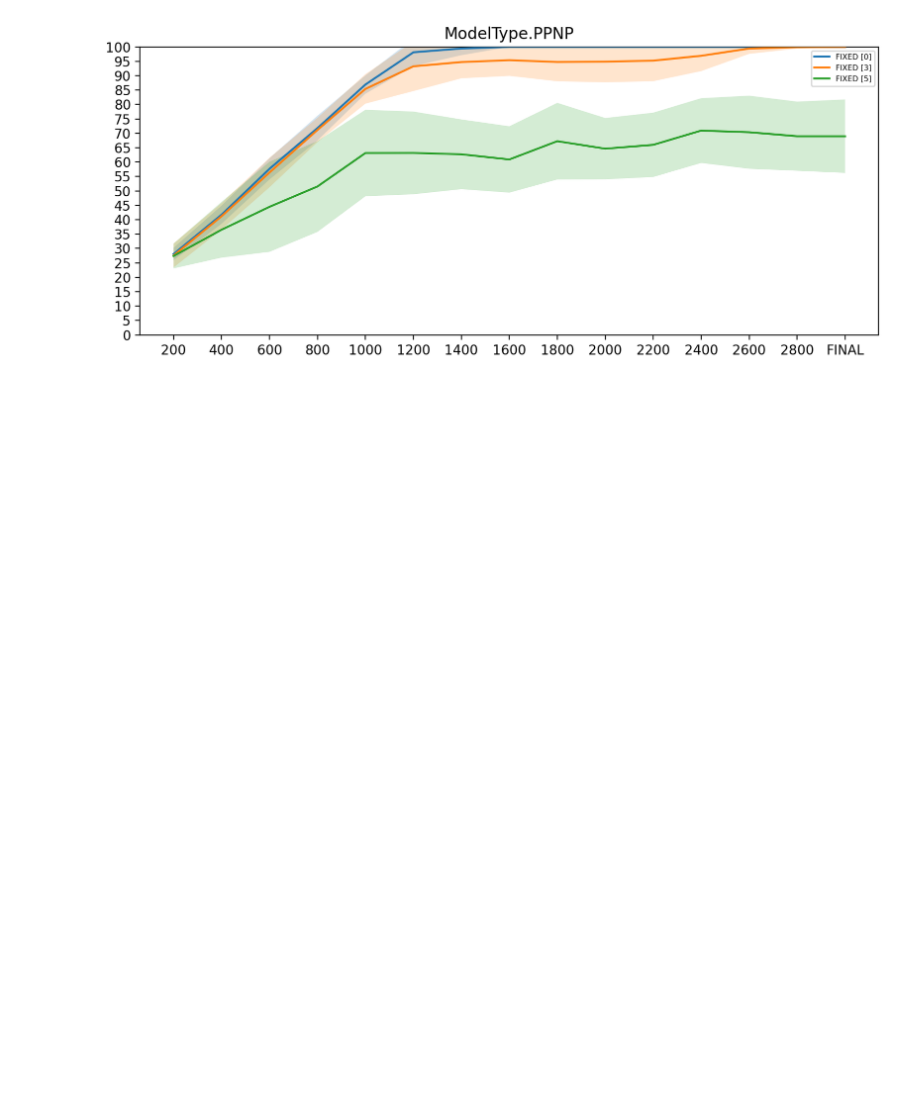
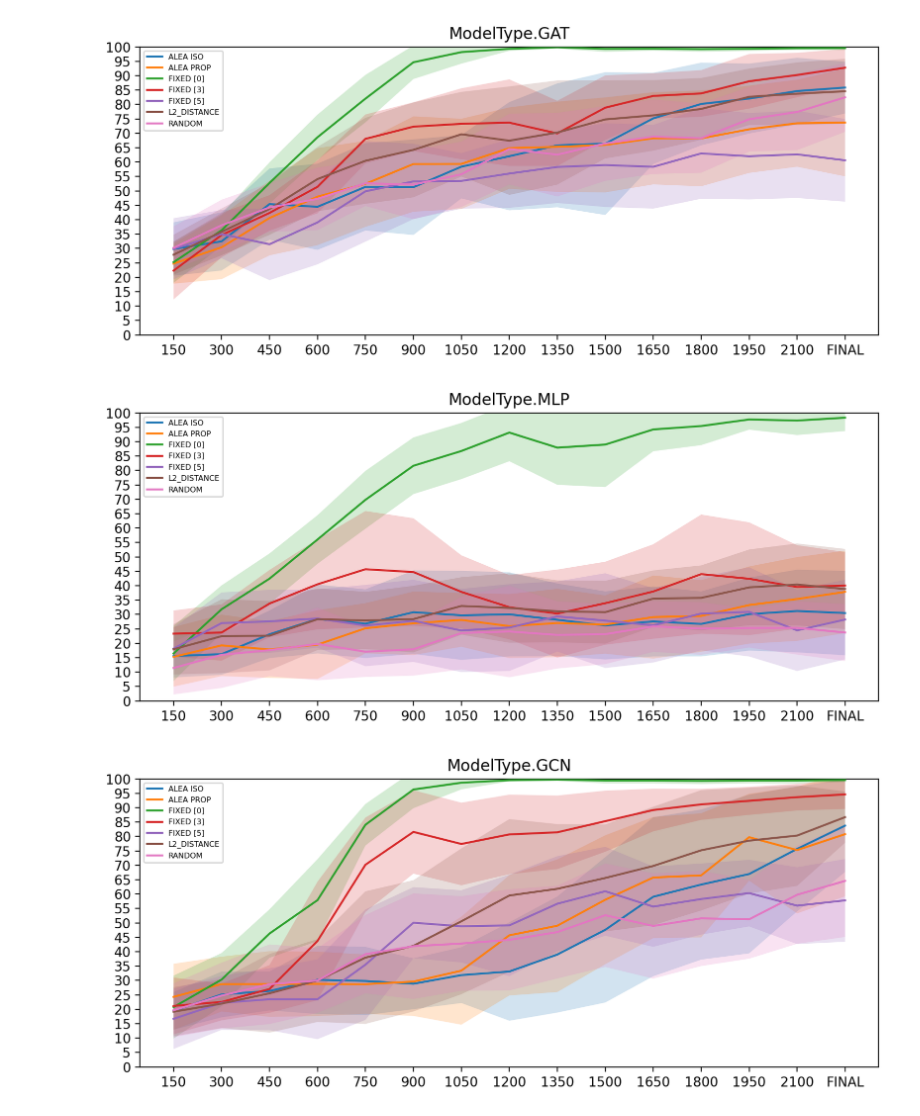
Before and after one commit to antoniooroz/guided-research, a Jupyter notebook: visualizations/active_learning_sbmal.ipynb, the cells around one changed output. Drawn from its saved outputs; the diff is of its cells as text; code cells hidden in the pictures; blank space fills up the shorter version.

Commit message:
sbmal

```diff
--- a/visualizations/active_learning_sbmal.ipynb
+++ b/visualizations/active_learning_sbmal.ipynb
@@ -6,7 +6,7 @@ import numpy as np
 from math import floor, ceil, sqrt
 
 ############### PARAMS ##################
-tag = "active_learning_sbm_balanced_val0_al2.2_v9"
+tag = "sbmal_2.4_unbalanced_val[0]_v0"
 only_compare = []
 #########################################
 
@@ -125,31 +125,33 @@ for key, runs in runs_per_model.items():
             'max': run.summary[f"max{SUMMARY_FINAL_ACCURACY}"]*100,
             'min': run.summary[f"min{SUMMARY_FINAL_ACCURACY}"]*100,
             'timestep': 'FINAL',
             'selector': active_learning_selector
         })
 
     sortBy(datapoints)
 
     df = pd.DataFrame(dict(
         x=getColumn(datapoints, 'timestep'),
         y=getColumn(datapoints, 'accuracy'),
         err=getColumn(datapoints, 'deviation'),
         label=getColumn(datapoints, 'selector'),
         minimum=getColumn(datapoints, 'min'),
         maximum=getColumn(datapoints, 'max')))
     groups = df.groupby('label')
 
     fig, ax = plt.subplots(figsize=(10, 4), dpi=200)
     ax.margins(0.05)
     for name, group in groups:
         ax.set_ylim([0.0, 100])
         ax.plot(group.x, group.y, '-', label=name, zorder=10)
         ax.fill_between(group.x, group.y-group.err, group.y+group.err, label=f"_{name}", alpha=0.2, zorder=0)
         #ax.fill_between(group.x, group.minimum, group.maximum, label=f"_{name}", alpha=0.2, zorder=0)
         ax.yaxis.set_ticks(np.arange(0, 105, 5))
 
     ax.legend(fontsize = 'xx-small')
     plt.title(key)
     plt.show()
 # %% [output]
-[figure, old version]
+[figure, new version]
+[figure, added]
+[figure, added]
```
Also changed, not shown: parts of 1 cell of this notebook, 1 other file.
